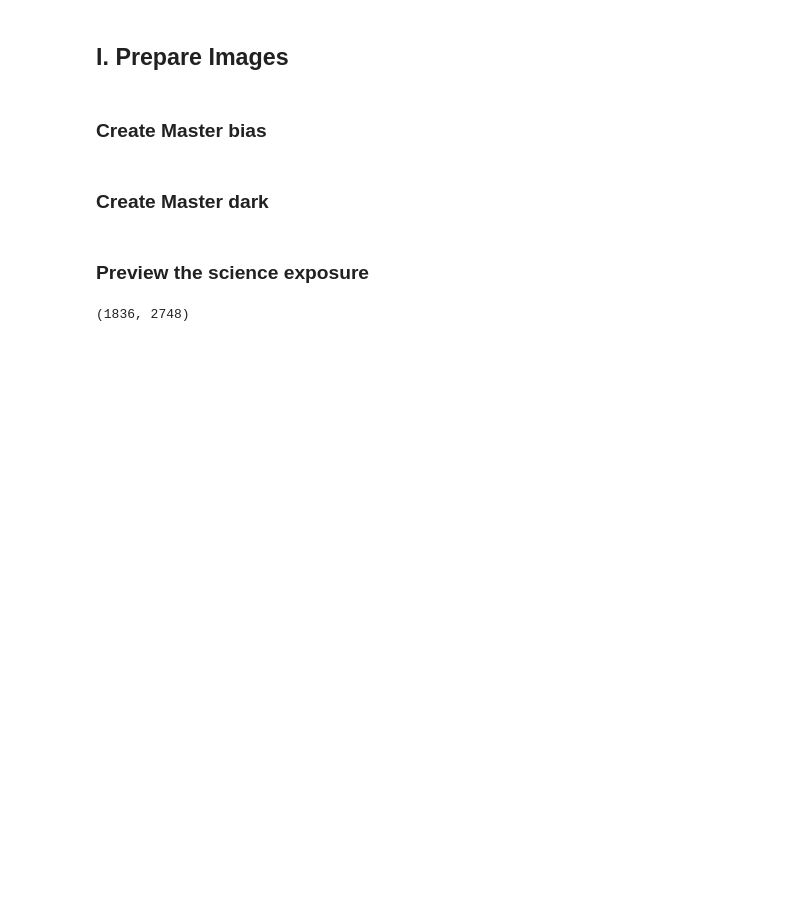
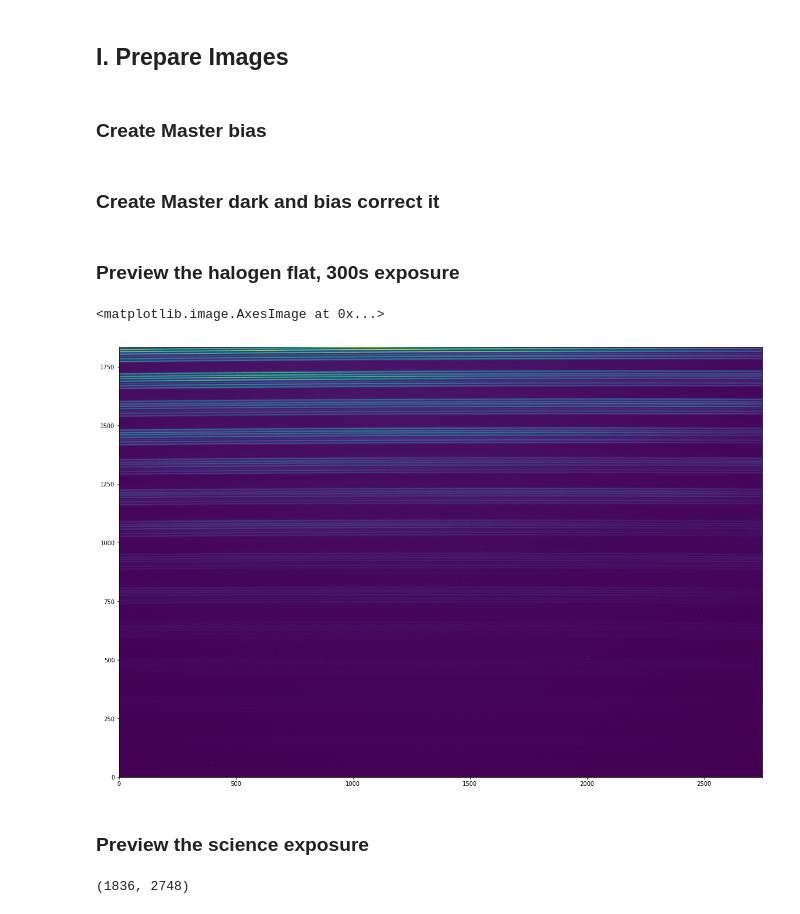
Before and after one commit to mq-astrolab/DR-beta-rhea, a Jupyter notebook: datareduction.ipynb, the cells around one changed output. Drawn from its saved outputs; the diff is of its cells as text; code cells hidden in the pictures; blank space fills up the shorter version.

```diff
--- a/datareduction.ipynb
+++ b/datareduction.ipynb
@@ -81,12 +83,14 @@ print(bias_files)
 
 #dark_files=["gamma-dark-480.fit","gamma-dark-480-2.fit"]
 
-dark_files=glob.glob(os.path.join(datastore_path,run_dir,"gamma-dark-480*"))
+dark_files=glob.glob(os.path.join(datastore_path,run_dir,"*dark-300*"))
 
 print(dark_files)
 
 
-flat_files=[datastore_path + run_dir + "super-k-flat-10.fit"]
+#flat_files=[datastore_path + run_dir + "super-k-flat-10.fit"]
+flat_files=[datastore_path + run_dir2 + "halogen.fit"]
+
 
 print(flat_files)
 
@@ -108,2 +120,2 @@ masterbias = ccdproc.combine(bias_files,mb_filename,method="median",unit="adu")
 # %% [markdown]
-### Create Master dark
+### Create Master dark and bias correct it
@@ -113,3 +143,13 @@ masterdark = ccdproc.combine(dark_files,dk_filename,method="median",unit="adu")
+# %% [markdown]
+### Preview the halogen flat, 300s exposure
+# %%
+fig,ax = plt.subplots()
+
+fig.set_size_inches(20, 15)
+ax.imshow(flat_ccd,origin='lower',cmap='viridis')
+# %% [output]
+<matplotlib.image.AxesImage at 0x...>
+[figure, added]
 # %% [markdown]
 ### Preview the science exposure
 # %%
```
Also changed, not shown: parts of 18 cells of this notebook.
